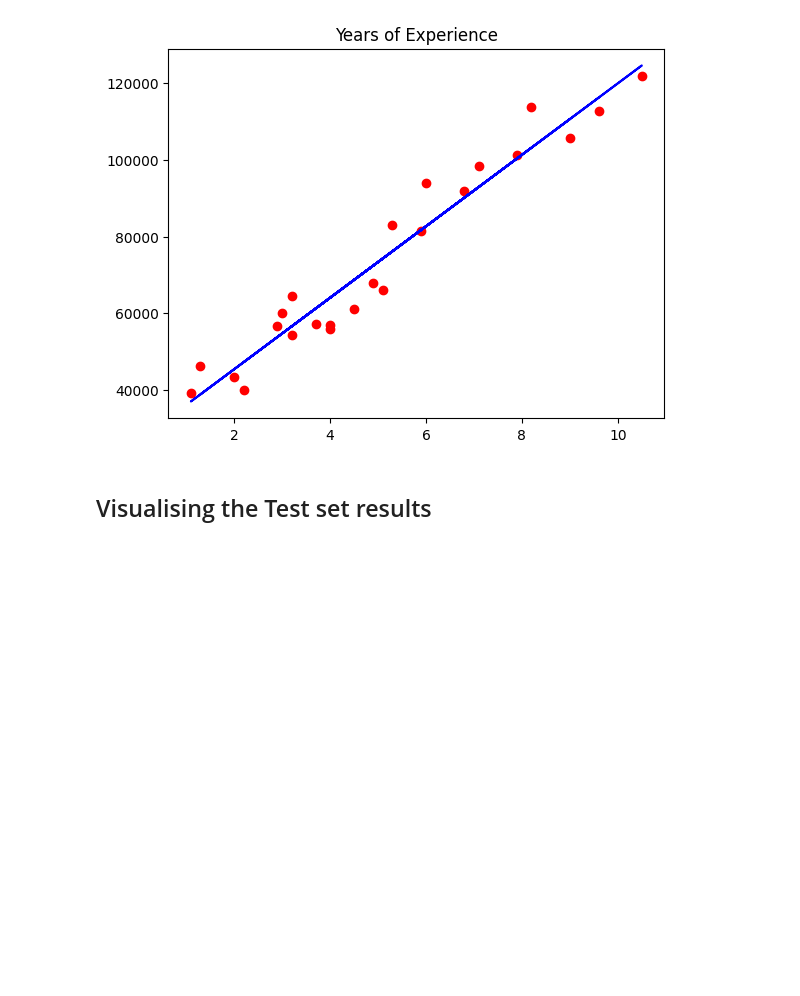
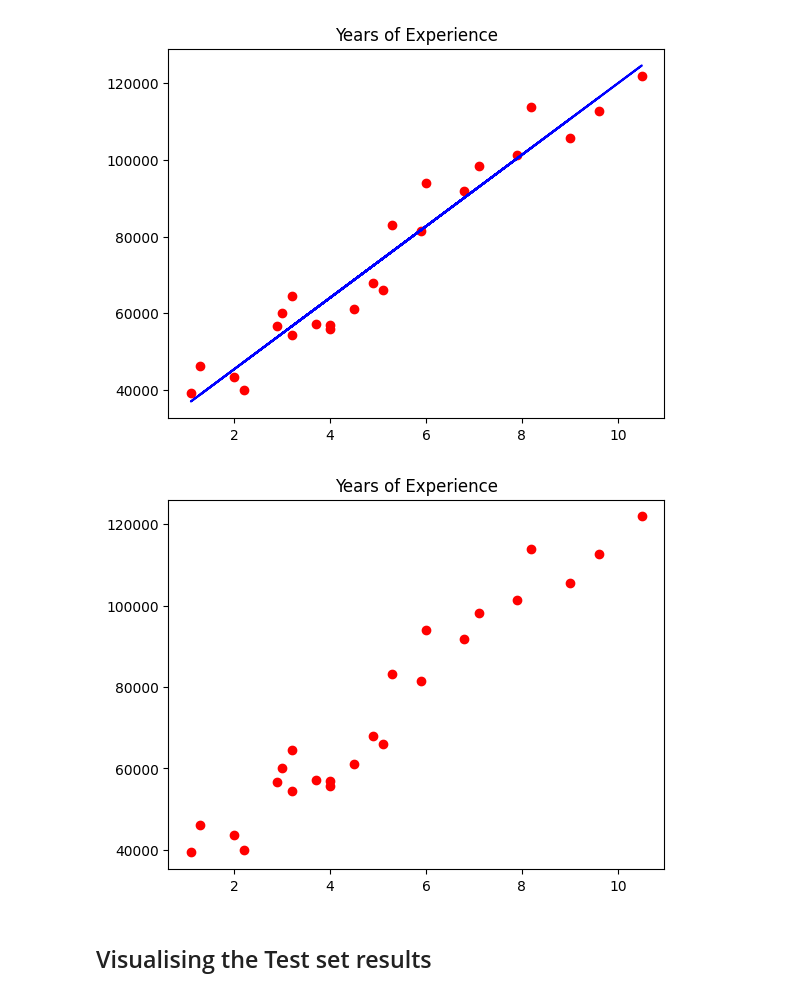
Before and after one commit to sojib-ali/ml_udemy, a Jupyter notebook: simple_linear_regression/practice_simple_linear_regression.ipynb, the cells around one changed output. Drawn from its saved outputs; the diff is of its cells as text; code cells hidden in the pictures; blank space fills up the shorter version.

```diff
--- a/simple_linear_regression/practice_simple_linear_regression.ipynb
+++ b/simple_linear_regression/practice_simple_linear_regression.ipynb
@@ -39,6 +39,14 @@ plt.title('Years of Experience')
 plt.show()
 # %% [output]
 [figure]
+# %%
+plt.scatter(X_train, y_train, color ='red')
+# plt.plot(X_train,y_train, color = 'blue')
+plt.title('Salary vs Experience (Training set)')
+plt.title('Years of Experience')
+plt.show()
+# %% [output]
+[figure, added]
 # %% [markdown]
 ## Visualising the Test set results
 # %%
```
Also changed, not shown: 3 other files.
